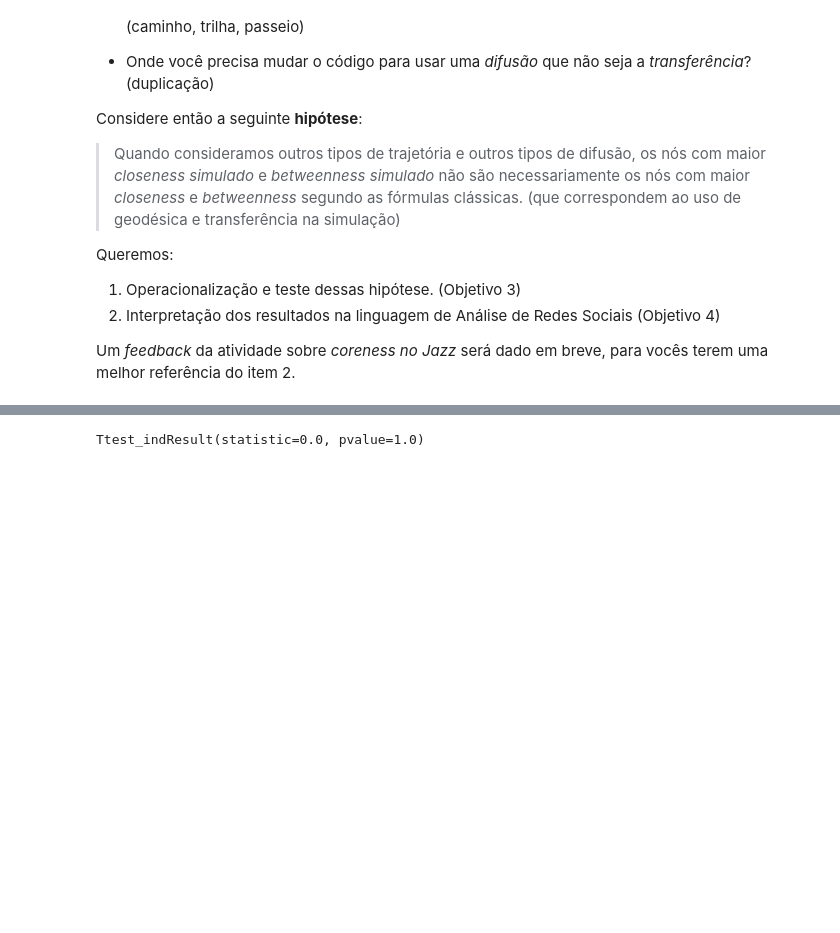
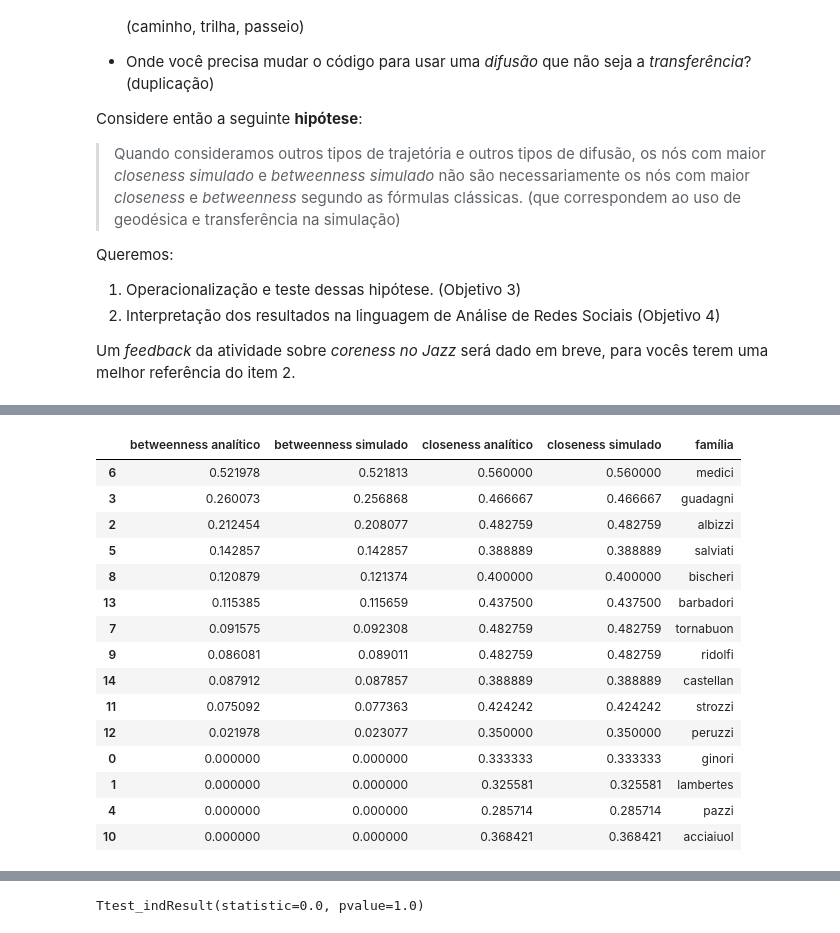
Before and after one commit to elisamalzoni/redesoc-2018, a Jupyter notebook: Encontro13/Encontro13.ipynb, the cells around one changed output, grey strips where cells are left out. Saved outputs shown, nothing was run; the diff lists cells and outputs as text; code cells hidden in the pictures; blank space fills up the shorter version.

```diff
--- a/Encontro13/Encontro13.ipynb
+++ b/Encontro13/Encontro13.ipynb
@@ -248,0 +249,19 @@ bm.describe()
+# %%
+bm.sort_values('betweenness simulado', ascending=0)
+# %% [output]
+|  | betweenness analítico | betweenness simulado | closeness analítico | closeness simulado | família |
+| 6 | 0.521978 | 0.521813 | 0.560000 | 0.560000 | medici |
+| 3 | 0.260073 | 0.256868 | 0.466667 | 0.466667 | guadagni |
+| 2 | 0.212454 | 0.208077 | 0.482759 | 0.482759 | albizzi |
+| 5 | 0.142857 | 0.142857 | 0.388889 | 0.388889 | salviati |
+| 8 | 0.120879 | 0.121374 | 0.400000 | 0.400000 | bischeri |
+| 13 | 0.115385 | 0.115659 | 0.437500 | 0.437500 | barbadori |
+| 7 | 0.091575 | 0.092308 | 0.482759 | 0.482759 | tornabuon |
+| 9 | 0.086081 | 0.089011 | 0.482759 | 0.482759 | ridolfi |
+| 14 | 0.087912 | 0.087857 | 0.388889 | 0.388889 | castellan |
+| 11 | 0.075092 | 0.077363 | 0.424242 | 0.424242 | strozzi |
+| 12 | 0.021978 | 0.023077 | 0.350000 | 0.350000 | peruzzi |
+| 0 | 0.000000 | 0.000000 | 0.333333 | 0.333333 | ginori |
+| 1 | 0.000000 | 0.000000 | 0.325581 | 0.325581 | lambertes |
+| 4 | 0.000000 | 0.000000 | 0.285714 | 0.285714 | pazzi |
+| 10 | 0.000000 | 0.000000 | 0.368421 | 0.368421 | acciaiuol |
```
Also changed, not shown: parts of 37 cells of this notebook.
